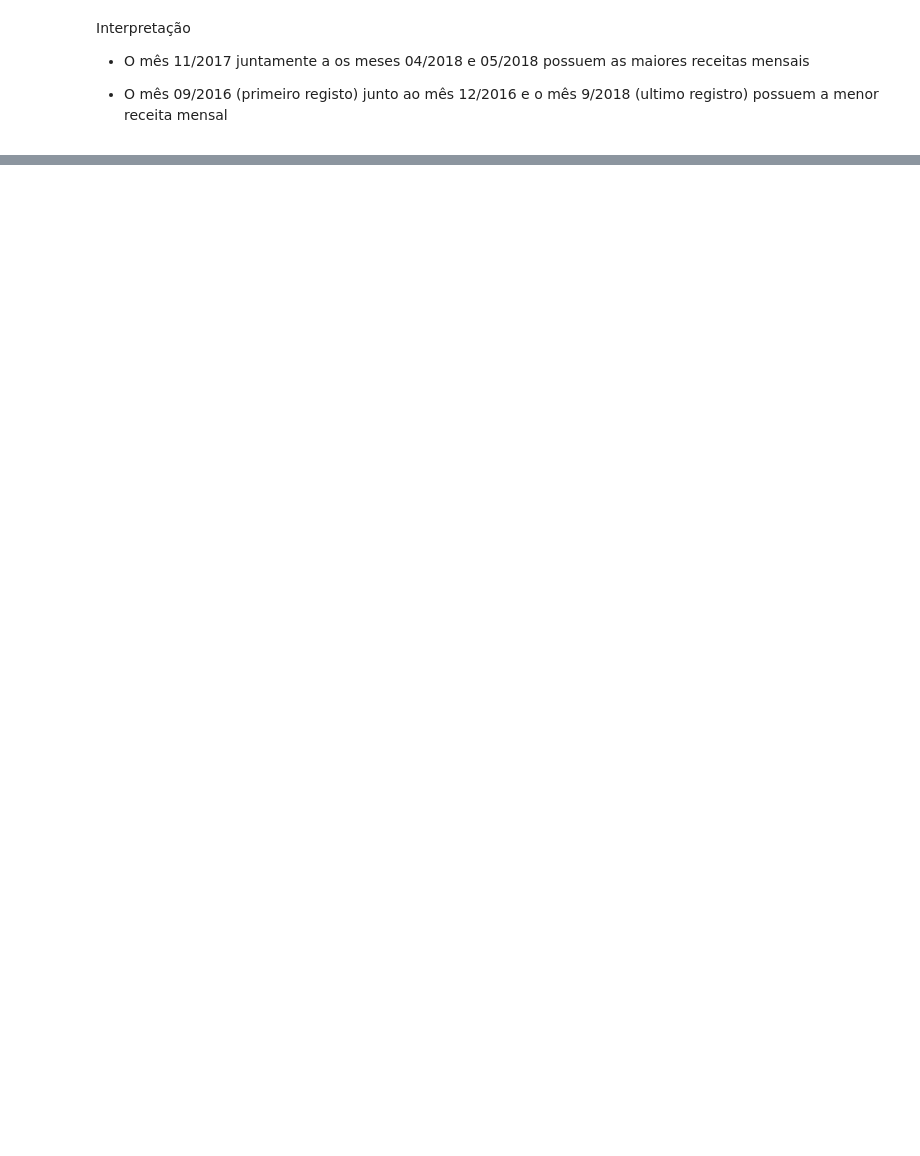
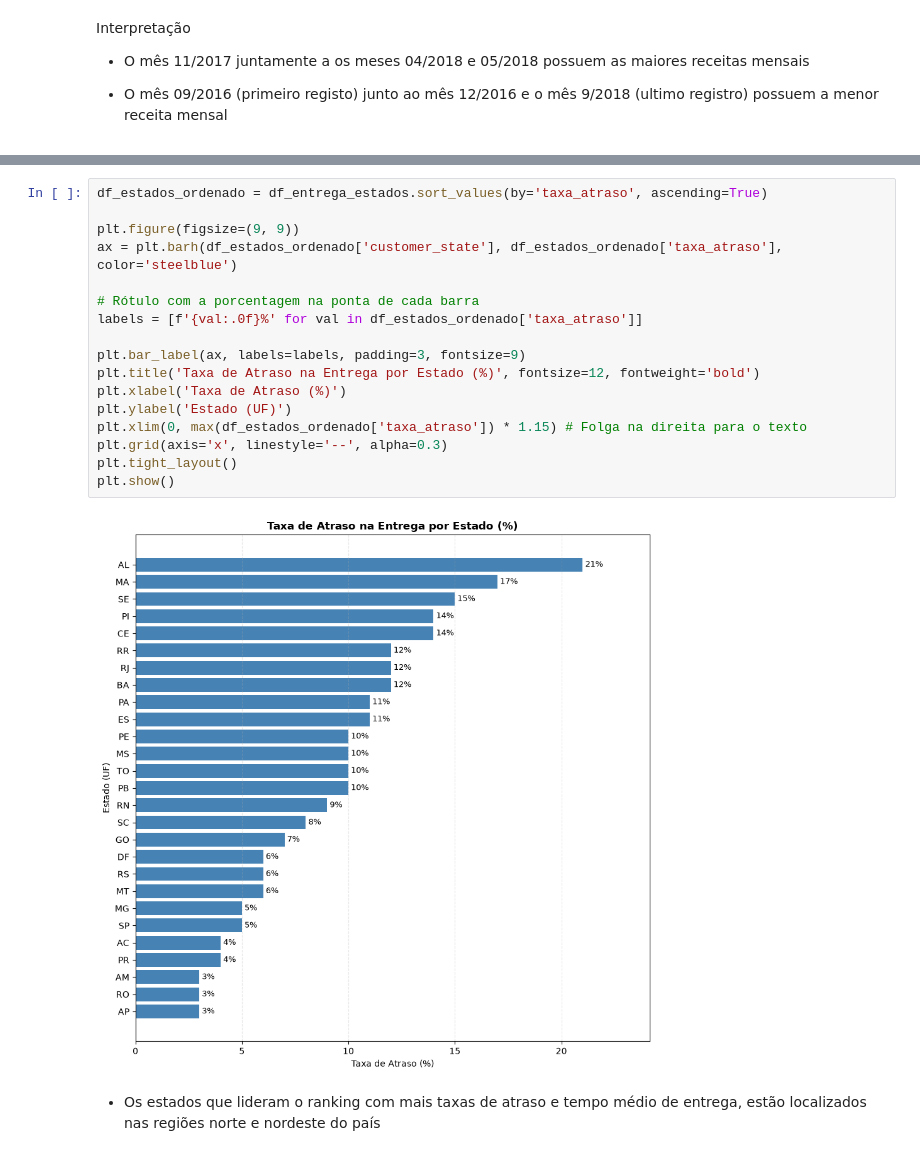
Before and after one commit to pedrohnh06/ecommerce-data-analytics, a Jupyter notebook: notebooks/01_exploracao.ipynb, the cells around one changed output, grey strips where cells are left out. Saved outputs shown, nothing was run; the diff lists cells and outputs as text; blank space fills up the shorter version.

```diff
--- a/notebooks/01_exploracao.ipynb
+++ b/notebooks/01_exploracao.ipynb
@@ -171,0 +343,21 @@ plt.show()
+# %%
+df_estados_ordenado = df_entrega_estados.sort_values(by='taxa_atraso', ascending=True)
+
+plt.figure(figsize=(9, 9))
+ax = plt.barh(df_estados_ordenado['customer_state'], df_estados_ordenado['taxa_atraso'], color='steelblue')
+
+# Rótulo com a porcentagem na ponta de cada barra
+labels = [f'{val:.0f}%' for val in df_estados_ordenado['taxa_atraso']]
+
+plt.bar_label(ax, labels=labels, padding=3, fontsize=9)
+plt.title('Taxa de Atraso na Entrega por Estado (%)', fontsize=12, fontweight='bold')
+plt.xlabel('Taxa de Atraso (%)')
+plt.ylabel('Estado (UF)')
+plt.xlim(0, max(df_estados_ordenado['taxa_atraso']) * 1.15) # Folga na direita para o texto
+plt.grid(axis='x', linestyle='--', alpha=0.3)
+plt.tight_layout()
+plt.show()
+# %% [output]
+[figure, added]
+# %% [markdown]
+* Os estados que lideram o ranking com mais taxas de atraso e tempo médio de entrega, estão localizados nas regiões norte e nordeste do país
```
Also changed, not shown: parts of 15 cells of this notebook, 2 other files.
